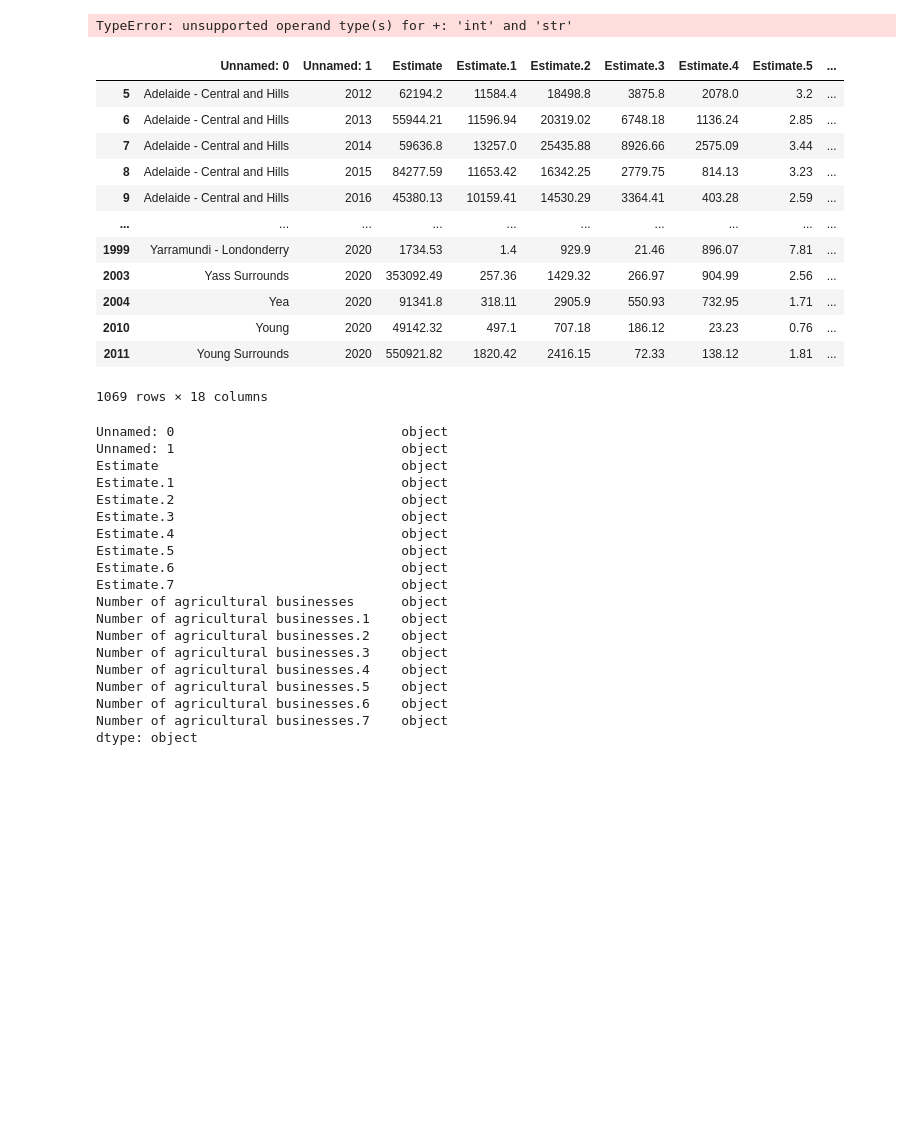
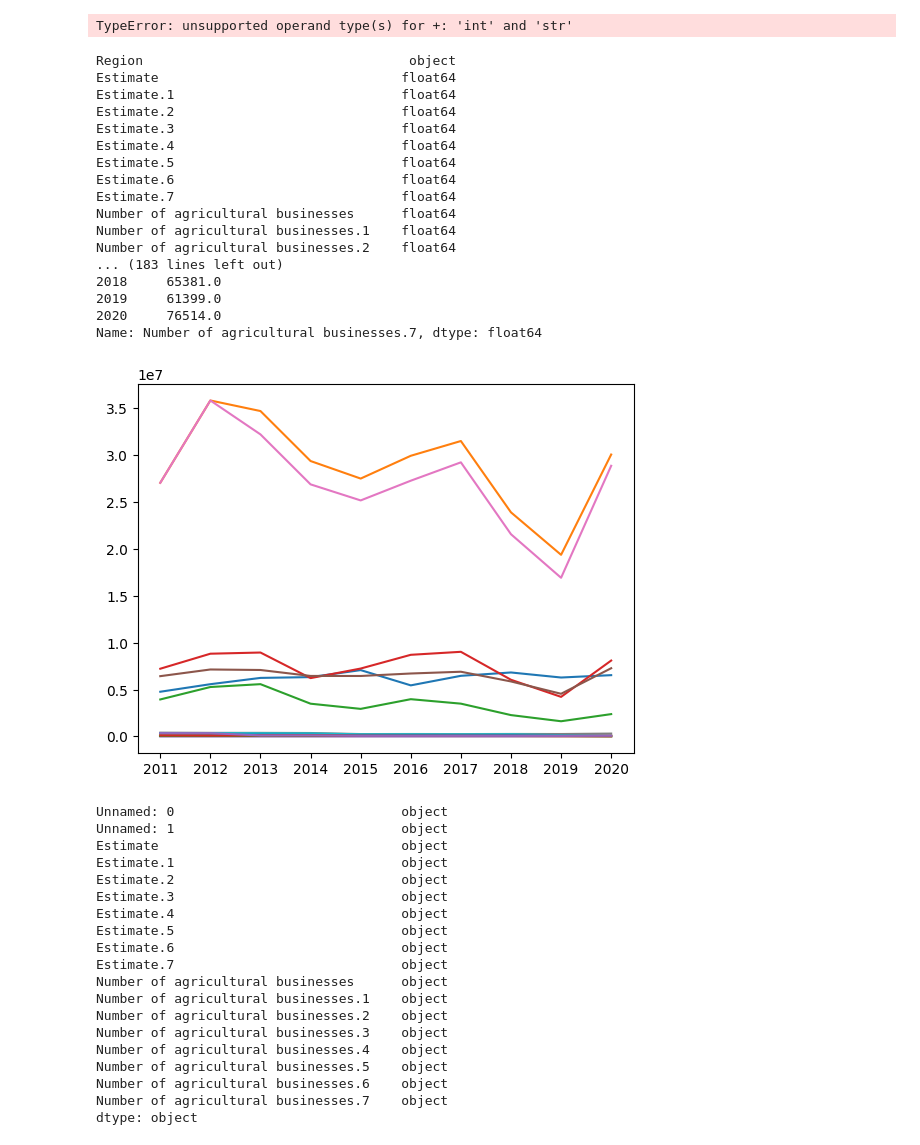
Before and after one commit to Arthur-CWW/datathon, a Jupyter notebook: train.ipynb, the cells around one changed output. Saved outputs shown, nothing was run; the diff lists cells and outputs as text; code cells hidden in the pictures; blank space fills up the shorter version.

```diff
--- a/train.ipynb
+++ b/train.ipynb
@@ -290,22 +242,44 @@ df.isna().sum()
 # %% [output]
 TypeError: unsupported operand type(s) for +: 'int' and 'str'
-# %%
-df = df.dropna()
-df
-# %% [output]
-|  | Unnamed: 0 | Unnamed: 1 | Estimate | Estimate.1 | Estimate.2 | Estimate.3 | Estimate.4 | Estimate.5 | ... |
-| 5 | Adelaide - Central and Hills | 2012 | 62194.2 | 11584.4 | 18498.8 | 3875.8 | 2078.0 | 3.2 | ... |
-| 6 | Adelaide - Central and Hills | 2013 | 55944.21 | 11596.94 | 20319.02 | 6748.18 | 1136.24 | 2.85 | ... |
-| 7 | Adelaide - Central and Hills | 2014 | 59636.8 | 13257.0 | 25435.88 | 8926.66 | 2575.09 | 3.44 | ... |
-| 8 | Adelaide - Central and Hills | 2015 | 84277.59 | 11653.42 | 16342.25 | 2779.75 | 814.13 | 3.23 | ... |
-| 9 | Adelaide - Central and Hills | 2016 | 45380.13 | 10159.41 | 14530.29 | 3364.41 | 403.28 | 2.59 | ... |
-| ... | ... | ... | ... | ... | ... | ... | ... | ... | ... |
-| 1999 | Yarramundi - Londonderry | 2020 | 1734.53 | 1.4 | 929.9 | 21.46 | 896.07 | 7.81 | ... |
-| 2003 | Yass Surrounds | 2020 | 353092.49 | 257.36 | 1429.32 | 266.97 | 904.99 | 2.56 | ... |
-| 2004 | Yea | 2020 | 91341.8 | 318.11 | 2905.9 | 550.93 | 732.95 | 1.71 | ... |
-| 2010 | Young | 2020 | 49142.32 | 497.1 | 707.18 | 186.12 | 23.23 | 0.76 | ... |
-| 2011 | Young Surrounds | 2020 | 550921.82 | 1820.42 | 2416.15 | 72.33 | 138.12 | 1.81 | ... |
-1069 rows × 18 columns
+# %%
+df = pd.read_csv(enviro_csv['water_usage'])
+df = df.rename(columns={
+    'Unnamed: 0':'Region',
+    'Unnamed: 1':'Year',
+})
+df = df.dropna()
+df.set_index(['Year'],inplace=True)
+for column in df.columns:
+    if column != 'Region':
+        df[column] = pd.to_numeric(df[column], errors='coerce')
+print(df.dtypes)
+
+print(sum(map(lambda x:float(x),'11596.94	20319.02	6748.18	1136.24	2.85	6716.88	19127.68'.split())))
+df = df.groupby('Year').sum()
+for column in df.columns:
+    if column not in( 'Region','Estimate'):
+        print(df[column])
+        plt.plot(df.index,df[column] ,label=column)
+plt.show()
+# %% [output]
+Region                                  object
+Estimate                               float64
+Estimate.1                             float64
+Estimate.2                             float64
+Estimate.3                             float64
+Estimate.4                             float64
+Estimate.5                             float64
+Estimate.6                             float64
+Estimate.7                             float64
+Number of agricultural businesses      float64
+Number of agricultural businesses.1    float64
+Number of agricultural businesses.2    float64
+... (183 lines left out)
+2018     65381.0
+2019     61399.0
+2020     76514.0
+Name: Number of agricultural businesses.7, dtype: float64
+[figure, added]
 # %%
 df.dtypes
 # %% [output]
```
Also changed, not shown: parts of 12 cells of this notebook.
